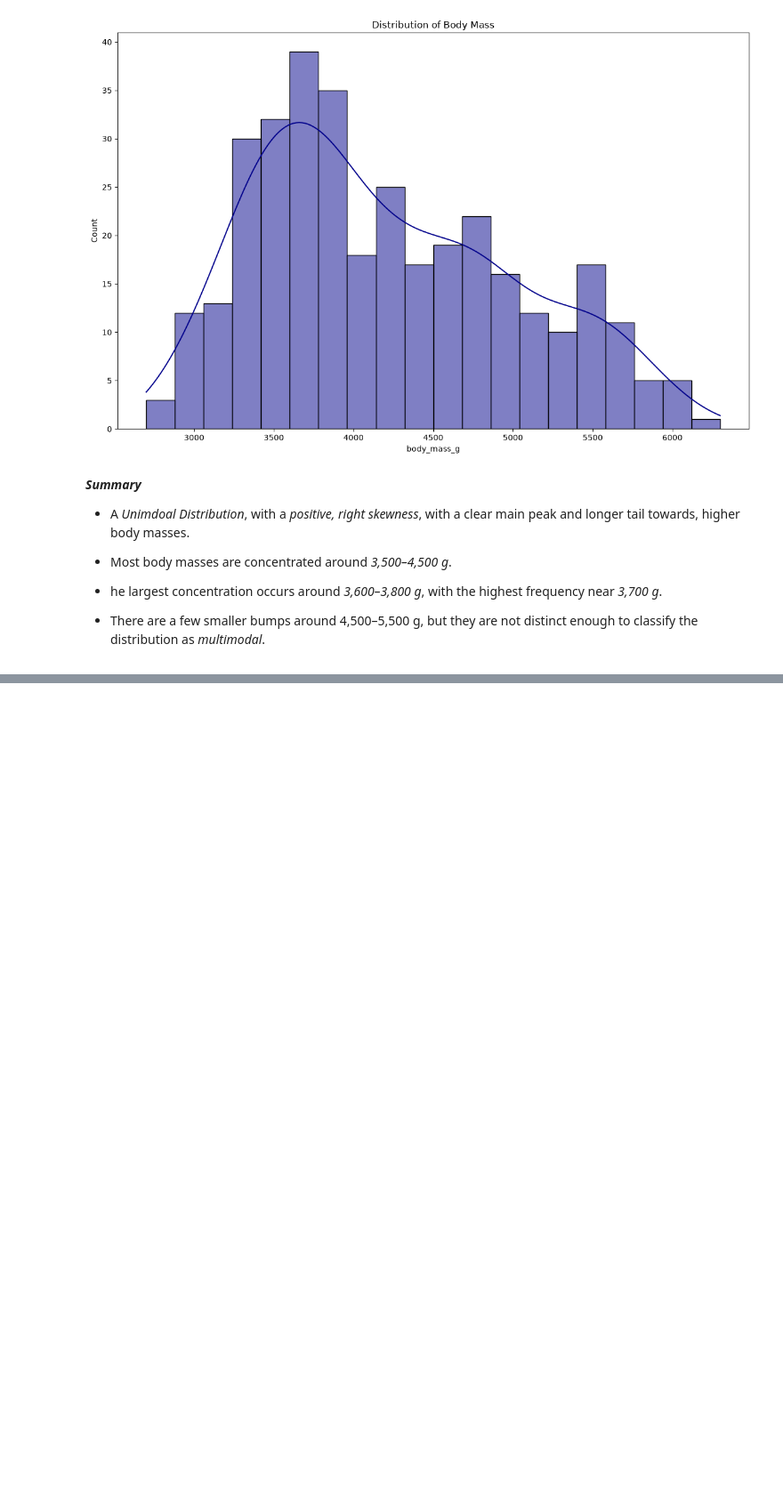
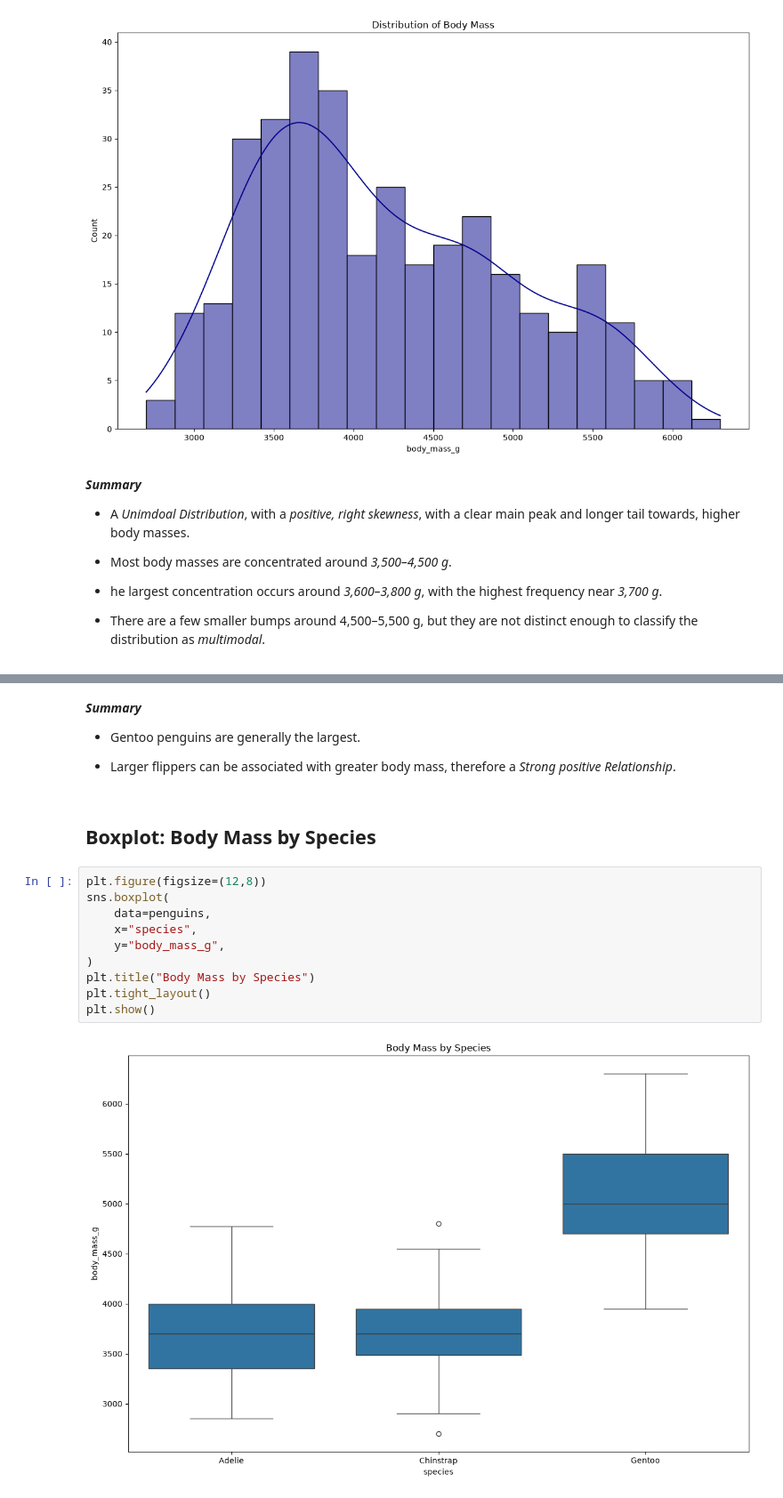
Before and after one commit to CH-CHISAKA/Machine_Learning_and_Data_Science, a Jupyter notebook: 04-assignments/01-assignment/palmer-penguins.ipynb, the cells around one changed output, grey strips where cells are left out. Shown at 89% size. Cells and saved outputs as stored; diff of their text form; blank space fills up the shorter version.

```diff
--- a/04-assignments/01-assignment/palmer-penguins.ipynb
+++ b/04-assignments/01-assignment/palmer-penguins.ipynb
@@ -201,0 +275,20 @@ plt.show()
+# %% [markdown]
+**_Summary_**
+
+- Gentoo penguins are generally the largest.
+
+- Larger flippers can be associated with greater body mass, therefore a _Strong positive Relationship_.
+# %% [markdown]
+## Boxplot: Body Mass by Species
+# %%
+plt.figure(figsize=(12,8))
+sns.boxplot(
+    data=penguins,
+    x="species",
+    y="body_mass_g",
+)
+plt.title("Body Mass by Species")
+plt.tight_layout()
+plt.show()
+# %% [output]
+[figure, added]
```
Also changed, not shown: parts of 13 cells of this notebook, 2 other files.
